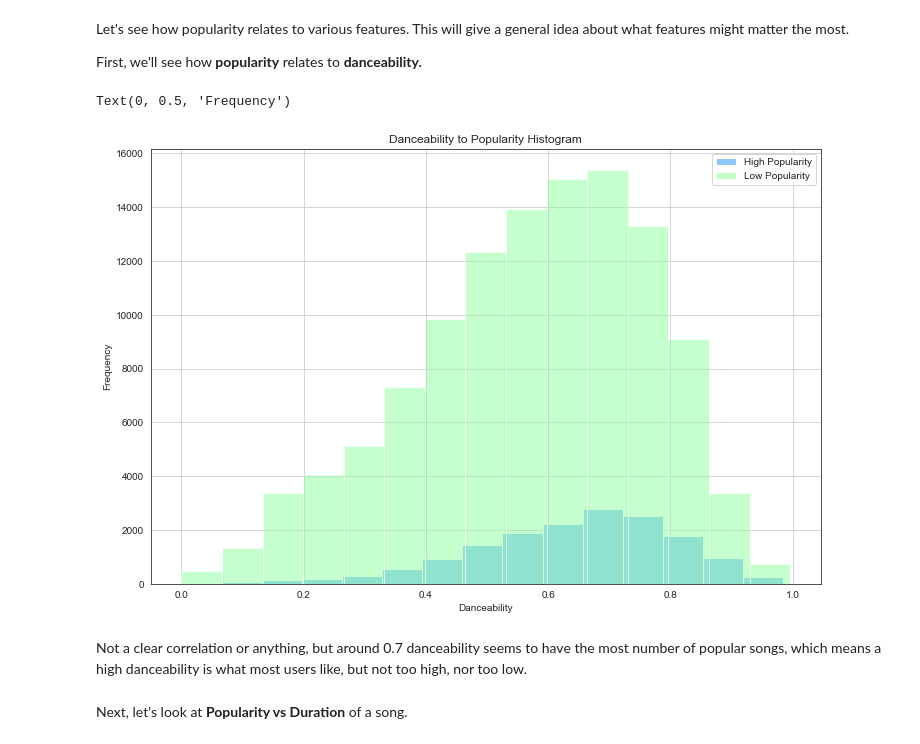
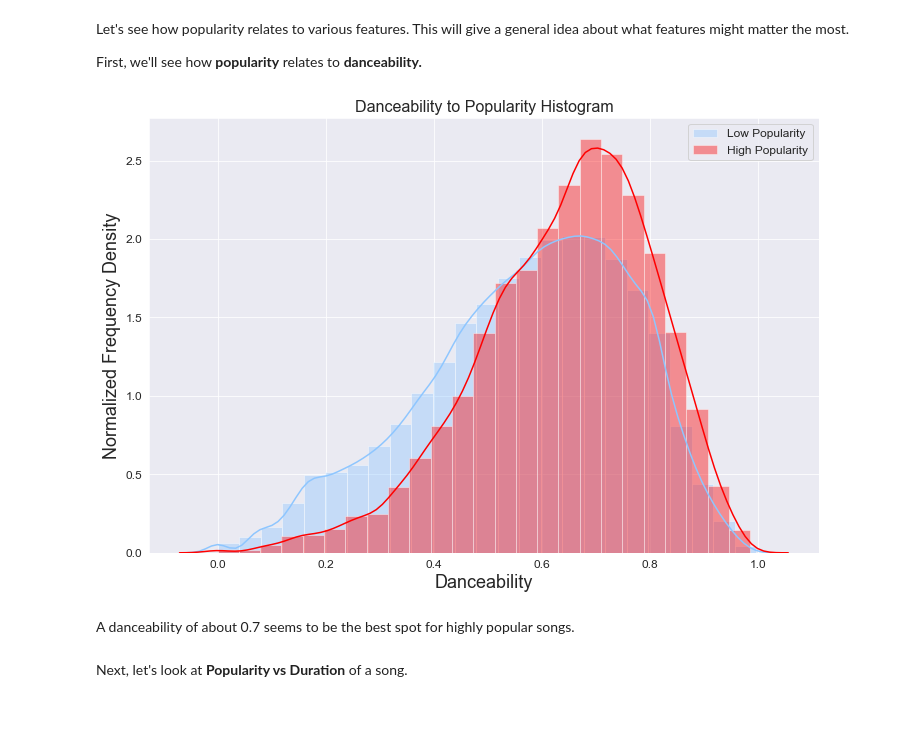
Before and after one commit to RQuery/Spotify-Song-Popularity-Prediction, a Jupyter notebook: Spotify Song Popularity Prediction.ipynb, the cells around one changed output. Cells and saved outputs as stored; diff of their text form; code cells hidden in the pictures; blank space fills up the shorter version.

```diff
--- a/Spotify Song Popularity Prediction.ipynb
+++ b/Spotify Song Popularity Prediction.ipynb
@@ -199,26 +199,30 @@ Let's see how popularity relates to various features. This will give a general i
 
 First, we'll see how **popularity** relates to **danceability.**
 # %%
-color_list = ['#8ec6ff', '#8eff9f']
+color_list = ['#8ec6ff', 'red']
 color_palette = sns.color_palette(color_list)
 sns.set_palette(color_palette)
-sns.set_style('white')
+sns.set_style('darkgrid')
 # %%
 highly_popular_dance = data[data['popularity'] > 50]['danceability']
 low_popular_dance = data[data['popularity'] <= 50]['danceability']
 # %%
 fig = plt.figure(figsize = (12, 8))
-plt.title("Danceability to Popularity Histogram")
-highly_popular_dance.hist(alpha = 1, bins = 15, label = 'High Popularity')
-low_popular_dance.hist(alpha = 0.5, bins = 15, label = 'Low Popularity')
-plt.legend(loc = 'upper right')
-plt.xlabel('Danceability')
-plt.ylabel('Frequency')
+plt.title("Danceability to Popularity Histogram", fontsize=16)
+#highly_popular_dance.hist(alpha = 1, bins = 15, label = 'High Popularity')
+#low_popular_dance.hist(alpha = 0.5, bins = 15, label = 'Low Popularity')
+
+sns.distplot(low_popular_dance, label = 'Low Popularity', bins = 25)
+sns.distplot(highly_popular_dance, label = 'High Popularity', bins = 25)
+
+plt.legend(loc = 'upper right', fontsize = 12)
+plt.xlabel('Danceability', fontsize=18)
+plt.ylabel('Normalized Frequency Density', fontsize=18)
+plt.tick_params(axis='both', which='major', labelsize=12)
 # %% [output]
-Text(0, 0.5, 'Frequency')
-[figure, old version]
+[figure, new version]
-# %% [markdown]
-Not a clear correlation or anything, but around 0.7 danceability seems to have the most number of popular songs, which means a high danceability is what most users like, but not too high, nor too low.
+# %% [markdown]
+A danceability of about 0.7 seems to be the best spot for highly popular songs.
 # %% [markdown]
 Next, let's look at **Popularity vs Duration** of a song.
 # %%
```
Also changed, not shown: parts of 22 cells of this notebook.
